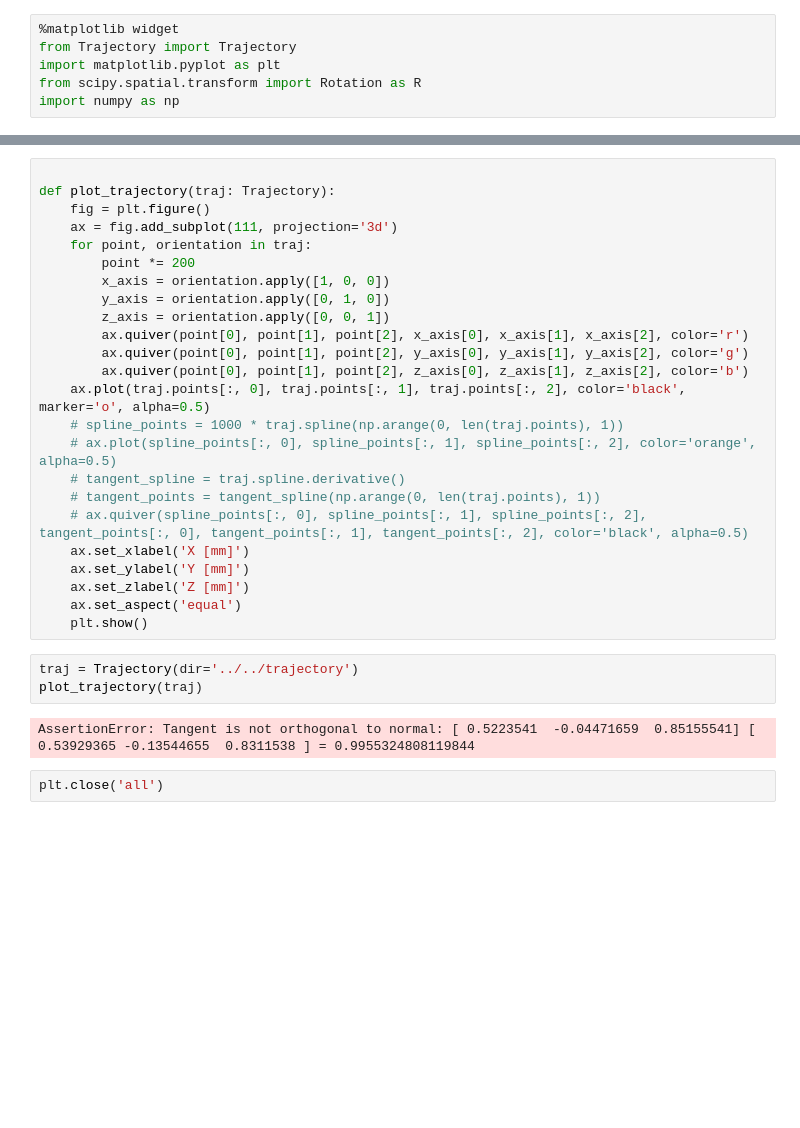
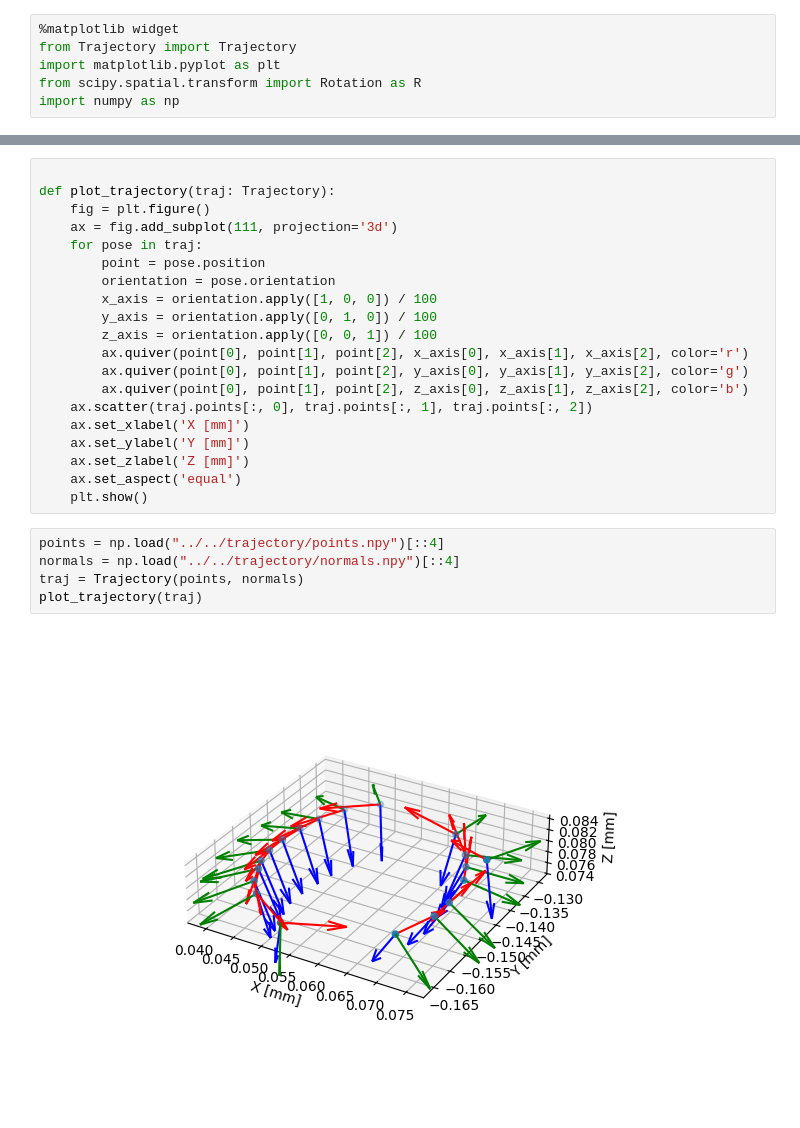
Before and after one commit to nriaziat/thermo, a Jupyter notebook: thermo/traj_test.ipynb, the cells around one changed output, grey strips where cells are left out. Cells and saved outputs as stored; diff of their text form; blank space fills up the shorter version.

Commit message:
improved trajectory class and fixed tangent projection bugs

```diff
--- a/thermo/traj_test.ipynb
+++ b/thermo/traj_test.ipynb
@@ -9,29 +33,25 @@ import numpy as np
 def plot_trajectory(traj: Trajectory):
     fig = plt.figure()
     ax = fig.add_subplot(111, projection='3d')
-    for point, orientation in traj:
-        point *= 200
-        x_axis = orientation.apply([1, 0, 0])
-        y_axis = orientation.apply([0, 1, 0])
-        z_axis = orientation.apply([0, 0, 1])
+    for pose in traj:
+        point = pose.position
+        orientation = pose.orientation
+        x_axis = orientation.apply([1, 0, 0]) / 100
+        y_axis = orientation.apply([0, 1, 0]) / 100
+        z_axis = orientation.apply([0, 0, 1]) / 100
         ax.quiver(point[0], point[1], point[2], x_axis[0], x_axis[1], x_axis[2], color='r')
         ax.quiver(point[0], point[1], point[2], y_axis[0], y_axis[1], y_axis[2], color='g')
         ax.quiver(point[0], point[1], point[2], z_axis[0], z_axis[1], z_axis[2], color='b')
-    ax.plot(traj.points[:, 0], traj.points[:, 1], traj.points[:, 2], color='black', marker='o', alpha=0.5)
-    # spline_points = 1000 * traj.spline(np.arange(0, len(traj.points), 1))
-    # ax.plot(spline_points[:, 0], spline_points[:, 1], spline_points[:, 2], color='orange', alpha=0.5)
-    # tangent_spline = traj.spline.derivative()
-    # tangent_points = tangent_spline(np.arange(0, len(traj.points), 1))
-    # ax.quiver(spline_points[:, 0], spline_points[:, 1], spline_points[:, 2], tangent_points[:, 0], tangent_points[:, 1], tangent_points[:, 2], color='black', alpha=0.5)
+    ax.scatter(traj.points[:, 0], traj.points[:, 1], traj.points[:, 2])
     ax.set_xlabel('X [mm]')
     ax.set_ylabel('Y [mm]')
     ax.set_zlabel('Z [mm]')
     ax.set_aspect('equal')
     plt.show()
-# %%
-traj = Trajectory(dir='../../trajectory')
-plot_trajectory(traj)
-# %% [output]
-AssertionError: Tangent is not orthogonal to normal: [ 0.5223541  -0.04471659  0.85155541] [ 0.53929365 -0.13544655  0.8311538 ] = 0.9955324808119844
-# %%
-plt.close('all')
+# %%
+points = np.load("../../trajectory/points.npy")[::4]
+normals = np.load("../../trajectory/normals.npy")[::4]
+traj = Trajectory(points, normals)
+plot_trajectory(traj)
+# %% [output]
+[figure, added]
```
Also changed, not shown: parts of 1 cell of this notebook, 2 other files.
